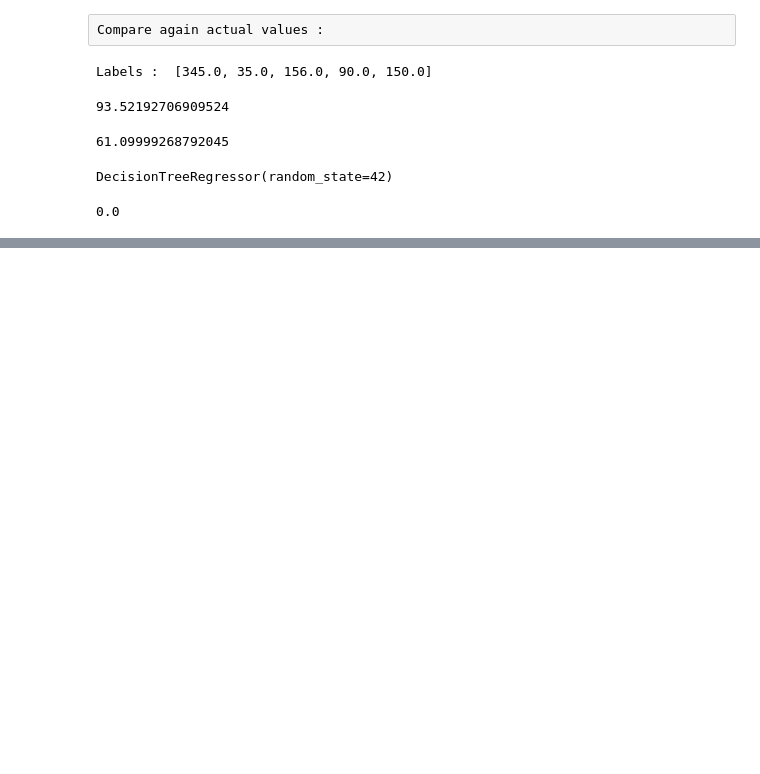
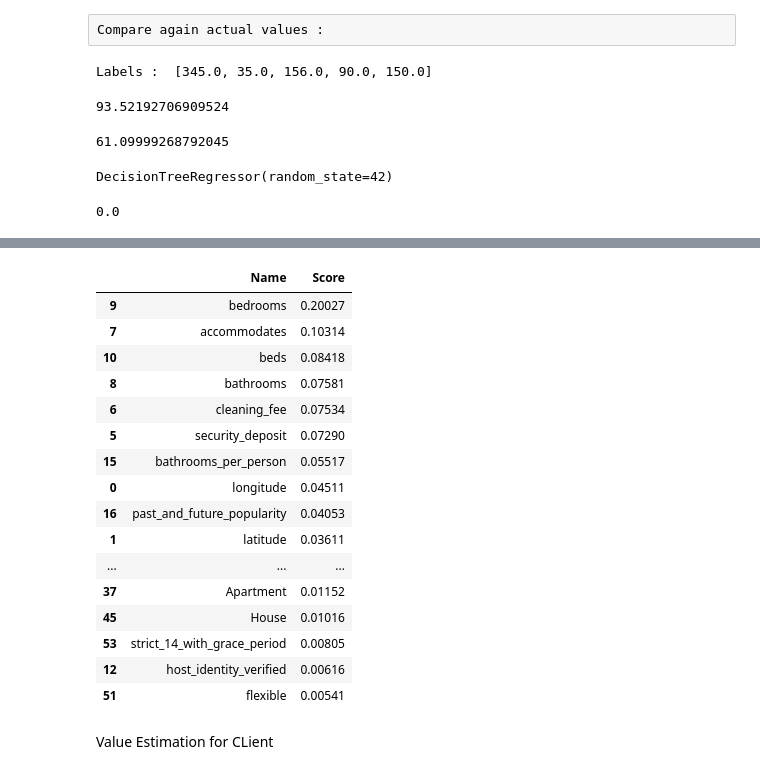
Before and after one commit to lugastyan/ML-portofolio, a Jupyter notebook: predict-airbnb-prices-in-sydney.ipynb, the cells around one changed output, grey strips where cells are left out. Drawn from its saved outputs; the diff is of its cells as text; code cells hidden in the pictures; blank space fills up the shorter version.

```diff
--- a/predict-airbnb-prices-in-sydney.ipynb
+++ b/predict-airbnb-prices-in-sydney.ipynb
@@ -999,0 +1084,16 @@ tree_rmse
+# %%
+from sklearn.model_selection import GridSearchCV
+
+param_grid = [
+    # try 12 (3x4) combination of hyperparameters
+    {'n_estimators' : [3,10,30], 'max_features':[2,4,6,8]},
+    # then try 6 (2x3) combinations with bootstrap set as false
+    {'bootstrap':[False], 'n_estimators':[3, 10],'max_features':[2,3,4]},
+]
+
+forest_reg = RandomForestRegressor(random_state=42)
+# train across 5 folds, that's a total pf (12+6)*5 = 90 rounds of training
+
+grid_search = GridSearchCV(forest_reg, param_grid, cv=5,
+                          scoring='neg_mean_squared_error', return_train_score=True)
+grid_search.fit(X_pr, Y)
@@ -999,0 +1155,15 @@ tree_rmse
+# %%
+from sklearn.model_selection import RandomizedSearchCV
+
+from scipy.stats import randint
+
+param_distribs = {
+    'n_estimators': randint(low=1, high=200),
+    'max_features': randint(low=1, high=8)
+}
+
+forest_reg = RandomForestRegressor(random_state=42)
+rnd_search = RandomizedSearchCV(forest_reg, param_distributions=param_distribs,
+                               n_iter=5, cv=5, scoring='neg_mean_squared_error', random_state=42)
+
+rnd_search.fit(X_pr, Y)
@@ -999,0 +1190,3 @@ tree_rmse
+# %%
+feature_importance = grid_search.best_estimator_.feature_importances_
+feature_importance
@@ -999,0 +1208,26 @@ tree_rmse
+# %%
+feat = pd.DataFrame()
+feat['Name'] = list(X_pr.columns)
+feat['Score'] = feature_importance
+# %%
+feat.sort_values(by='Score', ascending=False).round(5).head(20)
+# %% [output]
+|  | Name | Score |
+| 9 | bedrooms | 0.20027 |
+| 7 | accommodates | 0.10314 |
+| 10 | beds | 0.08418 |
+| 8 | bathrooms | 0.07581 |
+| 6 | cleaning_fee | 0.07534 |
+| 5 | security_deposit | 0.07290 |
+| 15 | bathrooms_per_person | 0.05517 |
+| 0 | longitude | 0.04511 |
+| 16 | past_and_future_popularity | 0.04053 |
+| 1 | latitude | 0.03611 |
+| ... | ... | ... |
+| 37 | Apartment | 0.01152 |
+| 45 | House | 0.01016 |
+| 53 | strict_14_with_grace_period | 0.00805 |
+| 12 | host_identity_verified | 0.00616 |
+| 51 | flexible | 0.00541 |
+# %% [markdown]
+Value Estimation for CLient
```
Also changed, not shown: parts of 33 cells of this notebook.
